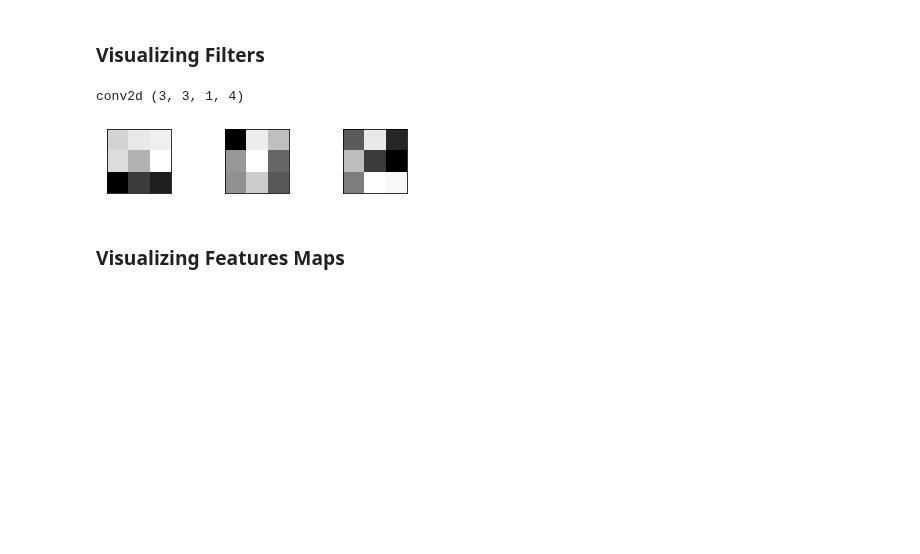
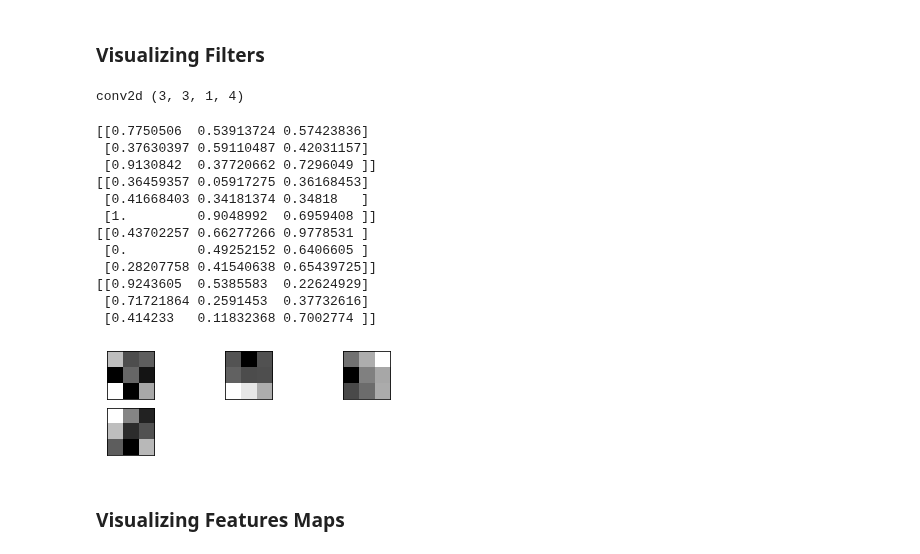
Before and after one commit to magedhelmy1/imageNet_benchmark, a Jupyter notebook: 3.1_MNIST_CNN.ipynb, the cells around one changed output. Cells and saved outputs as stored; diff of their text form; code cells hidden in the pictures; blank space fills up the shorter version.

```diff
--- a/3.1_MNIST_CNN.ipynb
+++ b/3.1_MNIST_CNN.ipynb
@@ -140,23 +129,36 @@ f_min, f_max = filters.min(), filters.max()
 filters = (filters - f_min) / (f_max - f_min)
 # %%
 # plot first few filters
-n_filters, ix = 3, 1
+n_filters, ix = 4, 1
 for i in range(n_filters):
     # get the filter
     f = filters[:, :, :, i]
     # plot each channel separately
     for j in range(1):
         # specify subplot and turn of axis
         ax = plt.subplot(n_filters, 3, ix)
         ax.set_xticks([])
         ax.set_yticks([])
         # plot filter channel in grayscale
+        print(f[:, :, j])
         plt.imshow(f[:, :, j], cmap='gray')
         ix += 1
 # show the figure
 plt.show()
 # %% [output]
+[[0.7750506  0.53913724 0.57423836]
+ [0.37630397 0.59110487 0.42031157]
+ [0.9130842  0.37720662 0.7296049 ]]
+[[0.36459357 0.05917275 0.36168453]
+ [0.41668403 0.34181374 0.34818   ]
+ [1.         0.9048992  0.6959408 ]]
+[[0.43702257 0.66277266 0.9778531 ]
+ [0.         0.49252152 0.6406605 ]
+ [0.28207758 0.41540638 0.65439725]]
+[[0.9243605  0.5385583  0.22624929]
+ [0.71721864 0.2591453  0.37732616]
+ [0.414233   0.11832368 0.7002774 ]]
-[figure, old version]
+[figure, new version]
 # %% [markdown]
 <h3> Visualizing Features Maps </h3>
 # %%
```
Also changed, not shown: parts of 12 cells of this notebook, 1 other file.
